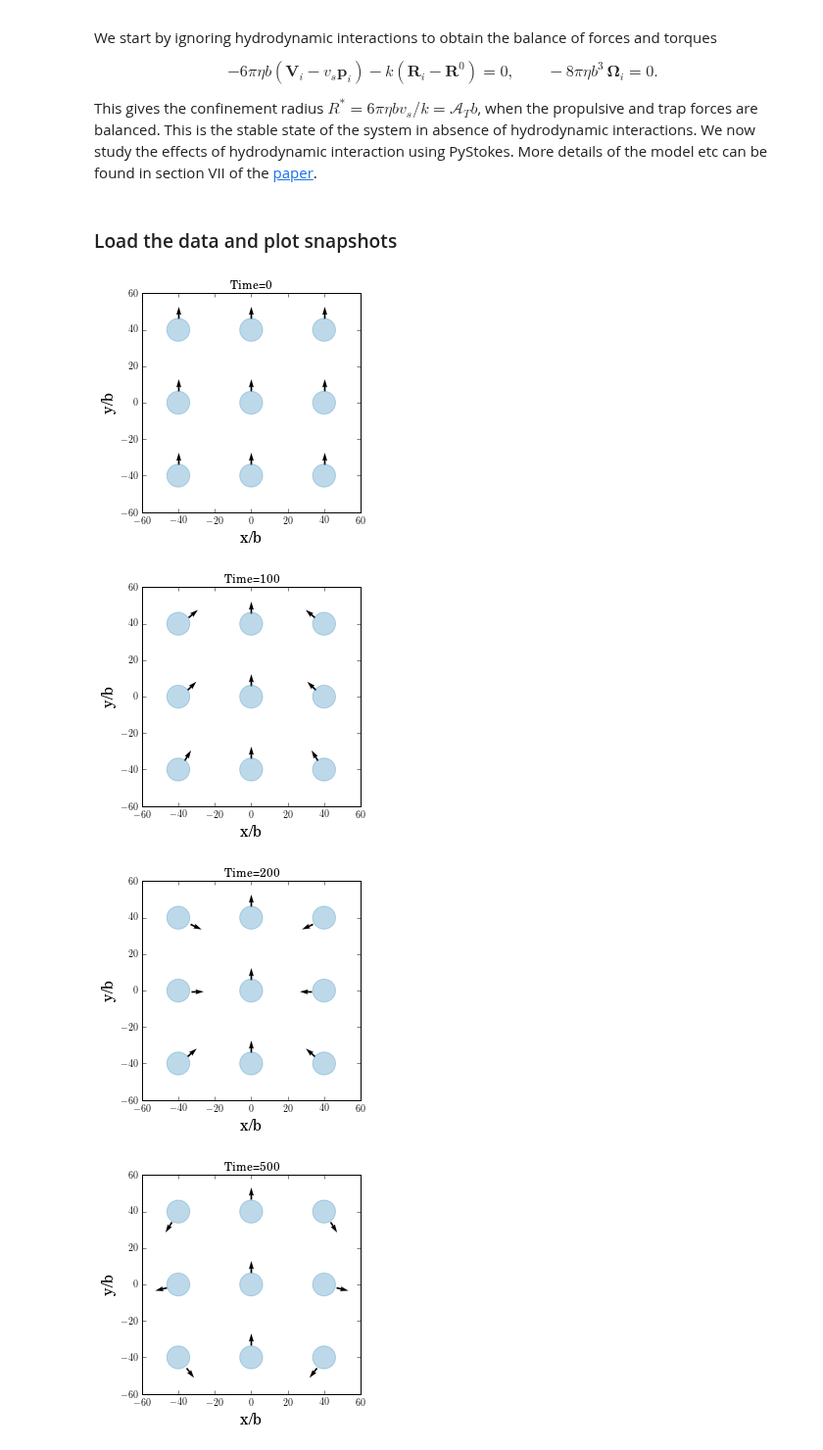
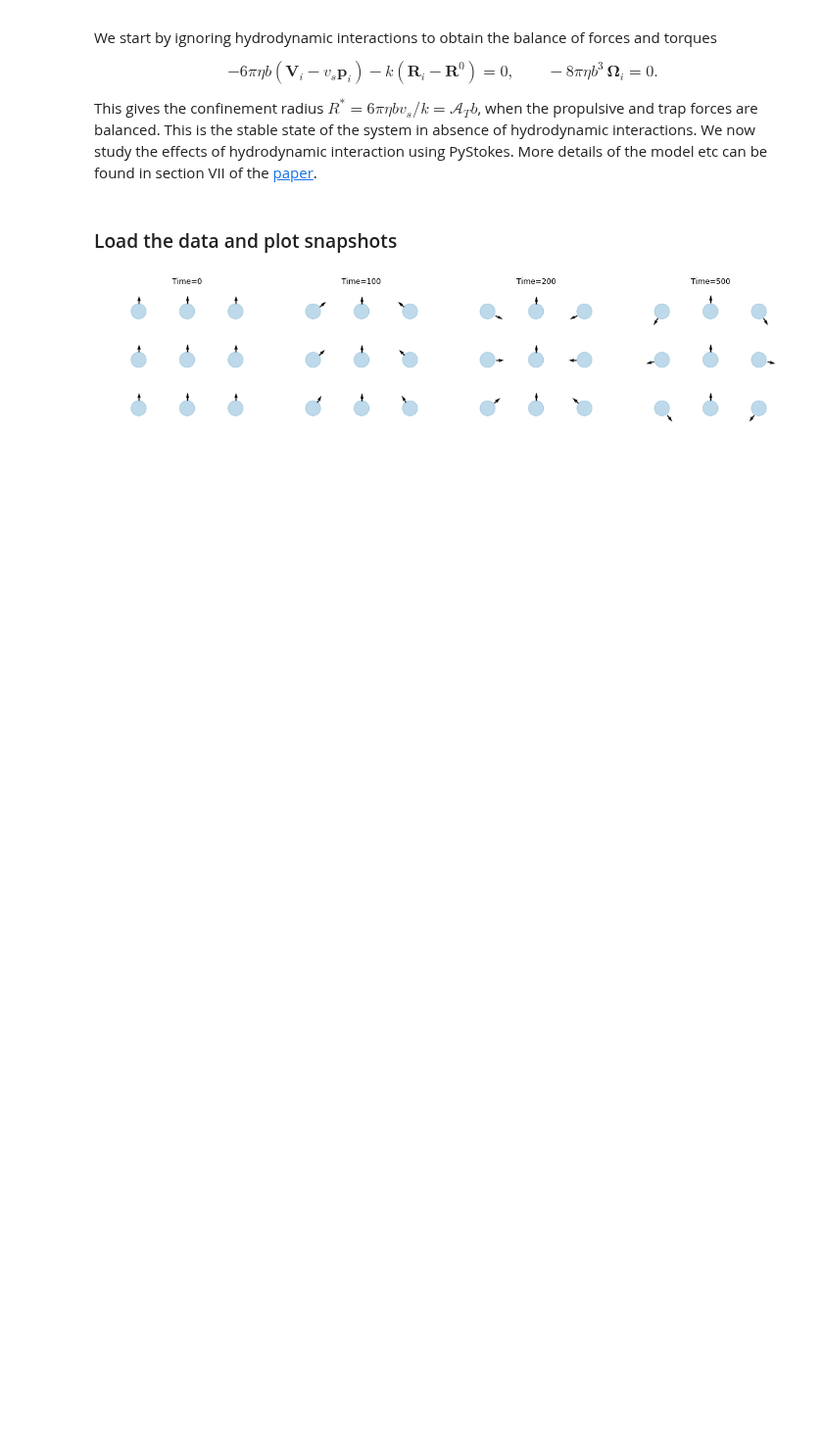
Before and after one commit to rajeshrinet/pystokes, a Jupyter notebook: examples/unbounded/activeColloidsLatticeTraps/holographicTrap.ipynb, the cells around one changed output. Shown at 98% size. Drawn from its saved outputs; the diff is of its cells as text; code cells hidden in the pictures; blank space fills up the shorter version.

Commit message:
minor formatting changes to figures in the examples

```diff
--- a/examples/unbounded/activeColloidsLatticeTraps/holographicTrap.ipynb
+++ b/examples/unbounded/activeColloidsLatticeTraps/holographicTrap.ipynb
@@ -108,26 +108,21 @@ Np    = data['Np']
 tC    = data['trapCentre']
 # %%
 rr = (6*np.pi*eta*vs*b)/k  # confinement radius
+fig = plt.figure(figsize=(24, 8));
 
-def plotConfig(n):
-    fig1 = plt.figure(); plt.rc('text', usetex=True); plt.rc('font', family='serif')
-    ax1 = fig1.add_subplot(111, aspect='equal')
+def plotConfig(n, n_):
+    ax = fig.add_subplot(1, 5, n_, aspect='equal', )
     for i in range(Np):
-        ax1.add_patch(patches.Circle((tC[0, i], tC[0, i+Np]), rr, color='#348abd', alpha=0.32))
+        ax.add_patch(patches.Circle((tC[0, i], tC[0, i+Np]), rr, color='#348abd', alpha=0.32))
         x, y   = X[n,i], X[n,Np+i]
         px, py = X[n,3*Np+i], X[n,4*Np+i]
         plt.quiver(x,y,px,py)
-    plt.xlim([-60, 60]);   plt.ylim([-60, 60])
-    plt.xlabel(r'x/b', fontsize=16);     plt.ylabel(r'y/b', fontsize=16)
-    plt.title('Time=%d'%n);
+    plt.title('Time=%d'%n); plt.axis('off')
 
-plotConfig(0)
-plotConfig(100)
-plotConfig(200)
-plotConfig(500)
-plotConfig(1000)
+plotConfig(0, 1)
+plotConfig(100, 2)
+plotConfig(200, 3)
+plotConfig(500, 4)
+#plotConfig(1000, 5)
 # %% [output]
-[figure, old version]
+[figure, new version]
-[figure, removed]
-[figure, removed]
-[figure, removed]
```
Also changed, not shown: parts of 1 cell of this notebook, 1 other file.
